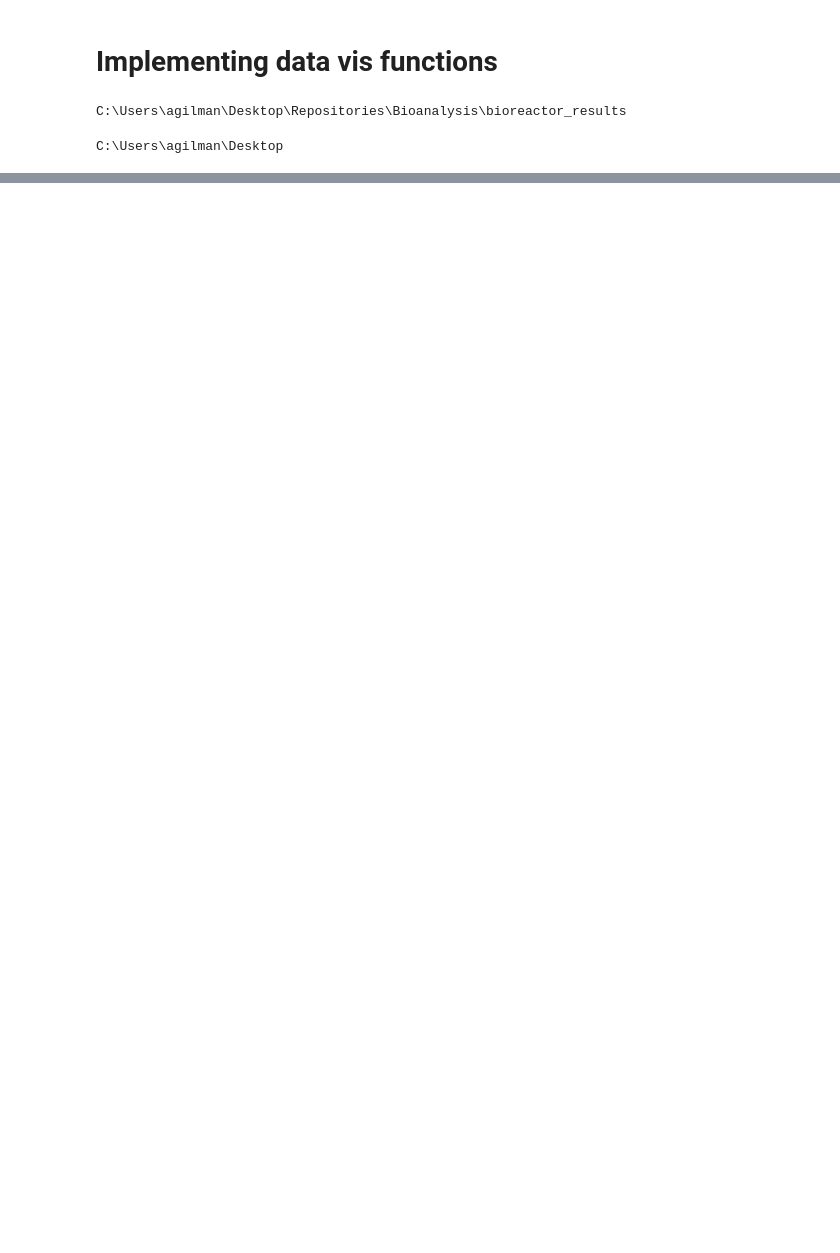
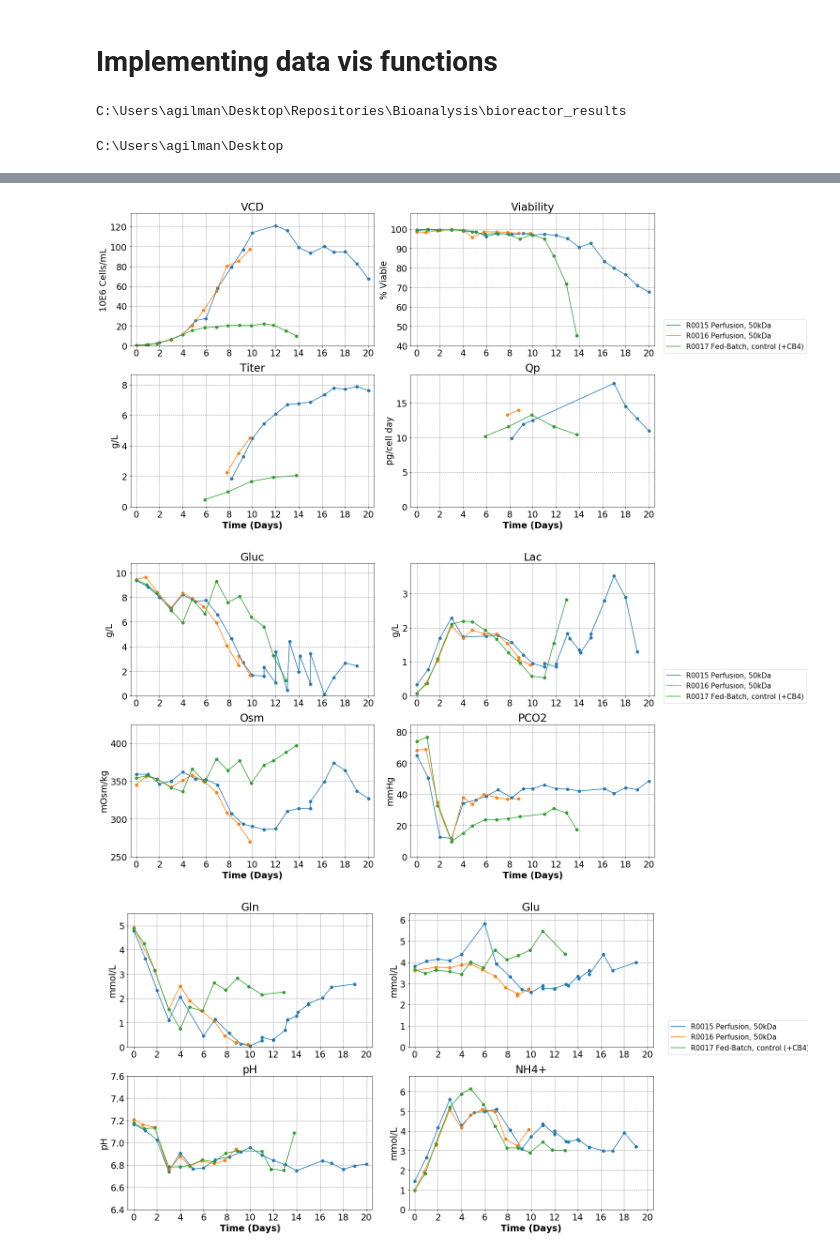
Before and after one commit to keefeseag000/Bioanalysis, a Jupyter notebook: bioreactor_results/Implementing BSRplots.ipynb, the cells around one changed output, grey strips where cells are left out. Saved outputs shown, nothing was run; the diff lists cells and outputs as text; code cells hidden in the pictures; blank space fills up the shorter version.

```diff
--- a/bioreactor_results/Implementing BSRplots.ipynb
+++ b/bioreactor_results/Implementing BSRplots.ipynb
@@ -40,6 +28,10 @@ for i in list_3pane:
 # %%
 for i in list_4pane:
-    plot_2by2(list_BSR, i, df, legend = lgnd, xmax = 4.5)
+    plot_2by2(list_BSR, i, df, legend = lgnd, xmax = 20)
+# %% [output]
+[figure, added]
+[figure, added]
+[figure, added]
 # %%
 clms_list = ['VCD', 'Viability', 'Titer', 'O2 Saturation', 'PCO2', 'Gluc', 'Lac', 'pH','NH4+','Gln', 'Glu',
         'Na+', 'K+', 'Ca++', "Osm", 'Qp']
```
Also changed, not shown: parts of 6 cells of this notebook, 2 other files.
